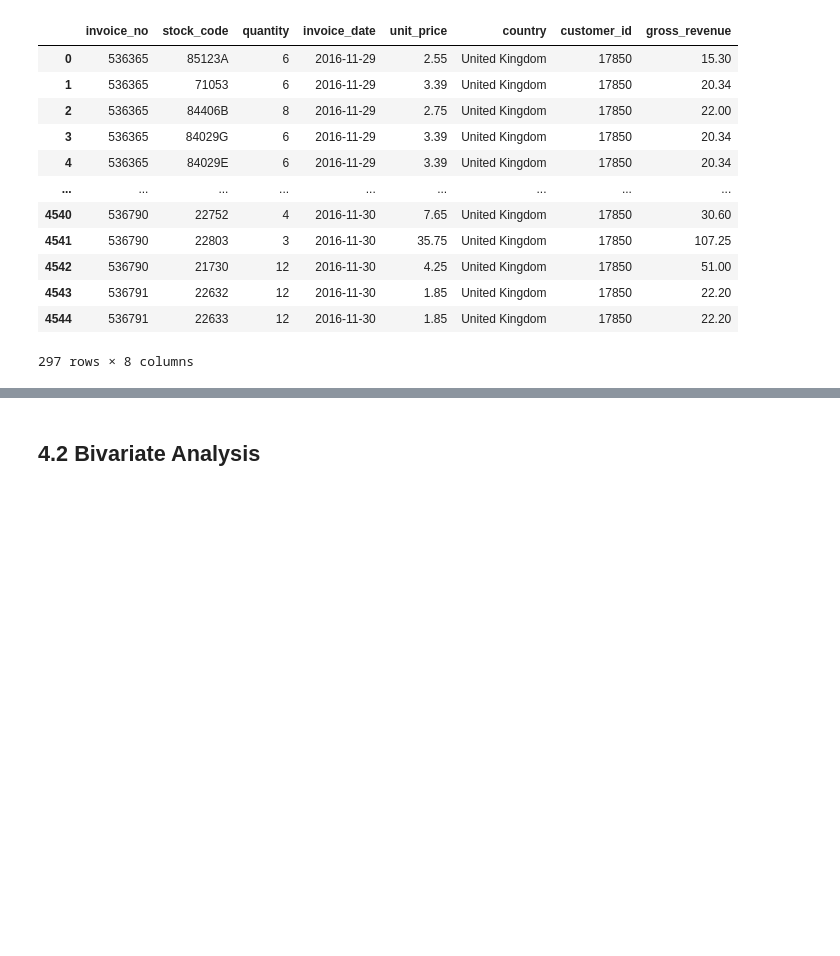
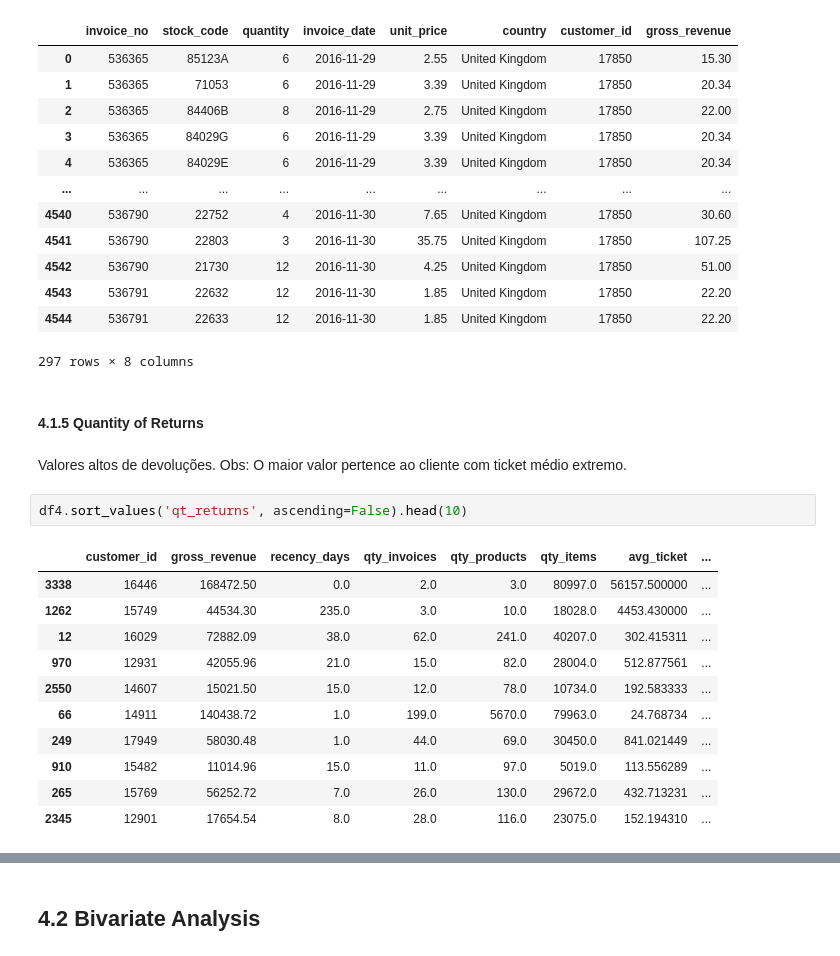
Before and after one commit to matheusventurads/loyalty-clustering-programm, a Jupyter notebook: notebooks/c05-mv-exploratory-dta-analsysis.ipynb, the cells around one changed output, grey strips where cells are left out. Drawn from its saved outputs; the diff is of its cells as text; blank space fills up the shorter version.

```diff
--- a/notebooks/c05-mv-exploratory-dta-analsysis.ipynb
+++ b/notebooks/c05-mv-exploratory-dta-analsysis.ipynb
@@ -787,3 +795,22 @@ df2_purchases[df2_purchases['customer_id'] == 17850]
 | 4543 | 536791 | 22632 | 12 | 2016-11-30 | 1.85 | United Kingdom | 17850 | 22.20 |
 | 4544 | 536791 | 22633 | 12 | 2016-11-30 | 1.85 | United Kingdom | 17850 | 22.20 |
 297 rows × 8 columns
+# %% [markdown]
+#### 4.1.5 Quantity of Returns
+# %% [markdown]
+Valores altos de devoluções.
+Obs: O maior valor pertence ao cliente com ticket médio extremo.
+# %%
+df4.sort_values('qt_returns', ascending=False).head(10)
+# %% [output]
+|  | customer_id | gross_revenue | recency_days | qty_invoices | qty_products | qty_items | avg_ticket | ... |
+| 3338 | 16446 | 168472.50 | 0.0 | 2.0 | 3.0 | 80997.0 | 56157.500000 | ... |
+| 1262 | 15749 | 44534.30 | 235.0 | 3.0 | 10.0 | 18028.0 | 4453.430000 | ... |
+| 12 | 16029 | 72882.09 | 38.0 | 62.0 | 241.0 | 40207.0 | 302.415311 | ... |
+| 970 | 12931 | 42055.96 | 21.0 | 15.0 | 82.0 | 28004.0 | 512.877561 | ... |
+| 2550 | 14607 | 15021.50 | 15.0 | 12.0 | 78.0 | 10734.0 | 192.583333 | ... |
+| 66 | 14911 | 140438.72 | 1.0 | 199.0 | 5670.0 | 79963.0 | 24.768734 | ... |
+| 249 | 17949 | 58030.48 | 1.0 | 44.0 | 69.0 | 30450.0 | 841.021449 | ... |
+| 910 | 15482 | 11014.96 | 15.0 | 11.0 | 97.0 | 5019.0 | 113.556289 | ... |
+| 265 | 15769 | 56252.72 | 7.0 | 26.0 | 130.0 | 29672.0 | 432.713231 | ... |
+| 2345 | 12901 | 17654.54 | 8.0 | 28.0 | 116.0 | 23075.0 | 152.194310 | ... |
```
Also changed, not shown: parts of 17 cells of this notebook, 3 other files.
